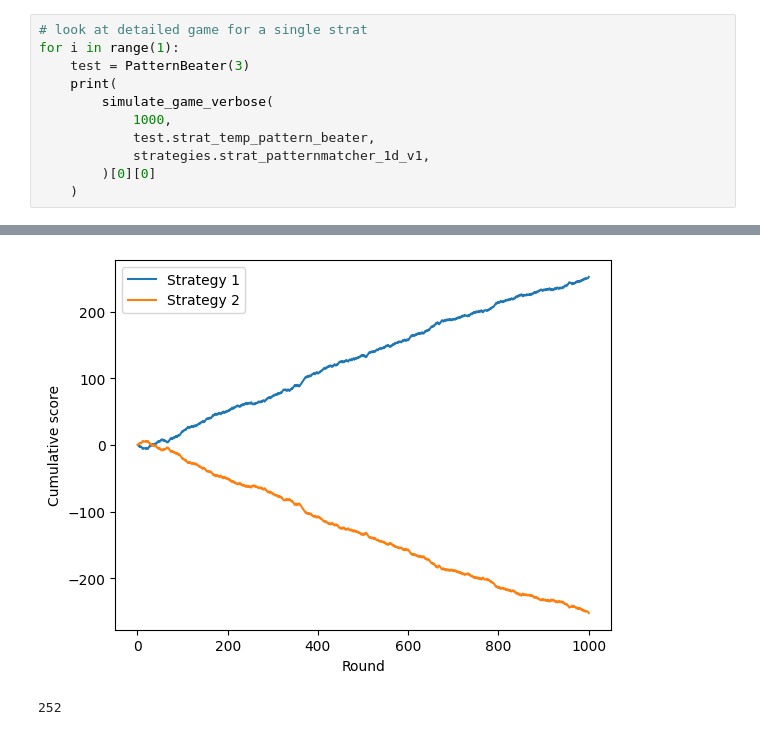
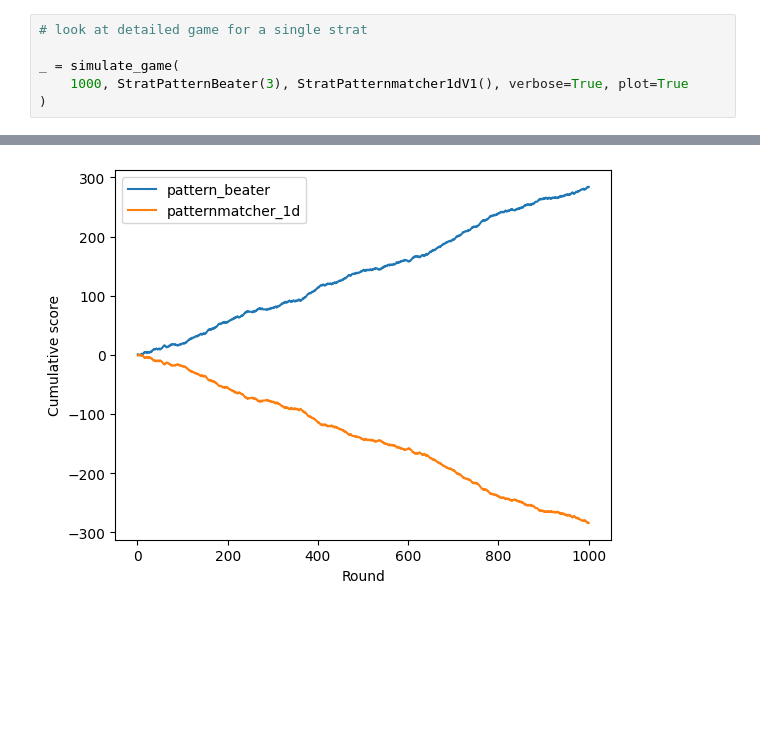
Before and after one commit to AugustusTheBirb/RPS-tournament, a Jupyter notebook: workshop.ipynb, the cells around one changed output, grey strips where cells are left out. Drawn from its saved outputs; the diff is of its cells as text; blank space fills up the shorter version.

```diff
--- a/workshop.ipynb
+++ b/workshop.ipynb
@@ -245,12 +68,7 @@ plt.show()
 # %%
 # look at detailed game for a single strat
-for i in range(1):
-    test = PatternBeater(3)
-    print(
-        simulate_game_verbose(
-            1000,
-            test.strat_temp_pattern_beater,
-            strategies.strat_patternmatcher_1d_v1,
-        )[0][0]
-    )
+
+_ = simulate_game(
+    1000, StratPatternBeater(3), StratPatternmatcher1dV1(), verbose=True, plot=True
+)
 # %% [output]
@@ -259,2 +77 @@ Strategy 2: RPPPPSPPPPPRRPPPSPSSPPSRSSRPSSPSPSSPRPSPRPSPSSPSSPPSSSSPSSPPPSPPPSPP
-[figure, old version]
+[figure, new version]
-252
```
Also changed, not shown: parts of 7 cells of this notebook, 5 other files.
